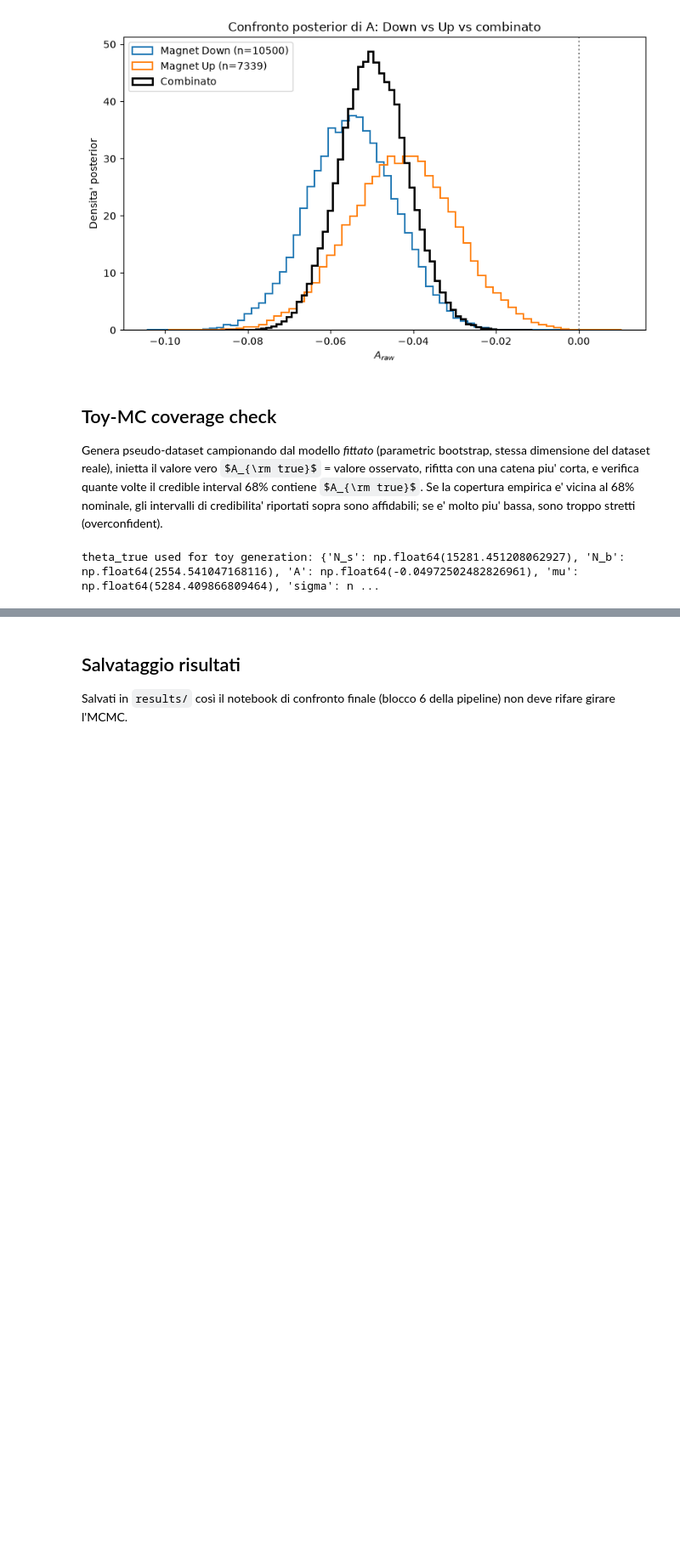
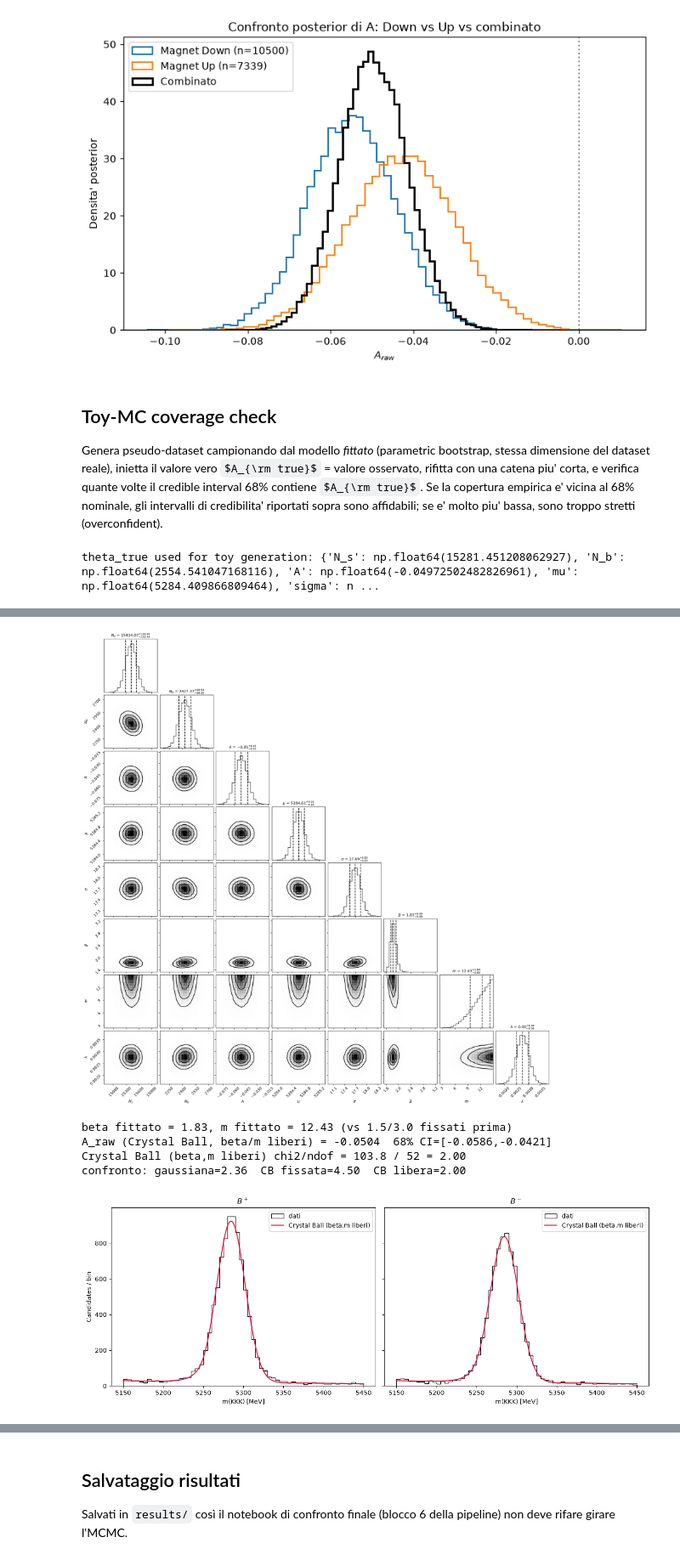
Before and after one commit to gmoretti03/LHCb-opendata-acp, a Jupyter notebook: Code_general/Bayesian/Bayesian_Analysis.ipynb, the cells around one changed output, grey strips where cells are left out. Shown at 85% size. Cells and saved outputs as stored; diff of their text form; code cells hidden in the pictures; some formulas as TeX source; blank space fills up the shorter version.

```diff
--- a/Code_general/Bayesian/Bayesian_Analysis.ipynb
+++ b/Code_general/Bayesian/Bayesian_Analysis.ipynb
@@ -455,0 +707,55 @@ empirical 95% coverage: 18/20 = 0.90 (nominale: 0.95)
+# %%
+discard_cbf = nsteps_cbf // 6
+flat_cbf = sampler_cbf.get_chain(discard=discard_cbf, flat=True)
+labels_cbf = [r"$N_s$", r"$N_b$", r"$A$", r"$\mu$", r"$\sigma$", r"$\beta$", r"$m$", r"$\lambda$"]
+
+fig = corner.corner(flat_cbf, labels=labels_cbf, quantiles=[0.16, 0.5, 0.84],
+                     show_titles=True, plot_datapoints=False, title_kwargs={"fontsize": 10})
+plt.show()
+
+A_cbf = flat_cbf[:, 2]
+A_median_cbf = float(np.median(A_cbf))
+ci68_cbf = [float(x) for x in np.percentile(A_cbf, [16, 84])]
+theta_med_cbf = np.median(flat_cbf, axis=0)
+N_s_f, N_b_f, A_f, mu_f, sigma_f, beta_f, m_f, lam_f = theta_med_cbf
+print(f"beta fittato = {beta_f:.2f}, m fittato = {m_f:.2f} (vs 1.5/3.0 fissati prima)")
+print(f"A_raw (Crystal Ball, beta/m liberi) = {A_median_cbf:.4f}  68% CI=[{ci68_cbf[0]:.4f},{ci68_cbf[1]:.4f}]")
+
+N_s_plus_f, N_s_minus_f, N_b_half_f = N_s_f*(1-A_f)/2, N_s_f*(1+A_f)/2, N_b_f/2
+
+def signal_pdf_cbf(m_, mu_, sigma_, beta_, tail_m_, lo, hi):
+    nc = _cb.cdf((hi - mu_) / sigma_, beta_, tail_m_) - _cb.cdf((lo - mu_) / sigma_, beta_, tail_m_)
+    return _cb.pdf((m_ - mu_) / sigma_, beta_, tail_m_) / sigma_ / nc
+
+def binned_gof_cbf(m_data, bin_edges, N_s_q, N_b_half_):
+    bw = bin_edges[1] - bin_edges[0]
+    obs, _ = np.histogram(m_data, bins=bin_edges)
+    centers = 0.5 * (bin_edges[:-1] + bin_edges[1:])
+    exp = (N_s_q * signal_pdf_cbf(centers, mu_f, sigma_f, beta_f, m_f, bm.MASS_LO, bm.MASS_HI)
+           + N_b_half_ * background_pdf_exp_w(centers, lam_f, bm.MASS_LO, bm.MASS_HI)) * bw
+    return np.sum((obs - exp)**2 / np.maximum(exp, 1e-9))
+
+chi2_cbf = (binned_gof_cbf(m_obs[q_obs > 0], gof_bins, N_s_plus_f, N_b_half_f)
+            + binned_gof_cbf(m_obs[q_obs < 0], gof_bins, N_s_minus_f, N_b_half_f))
+ndof_cbf = 2 * (len(gof_bins) - 1) - ndim_cbf
+print(f"Crystal Ball (beta,m liberi) chi2/ndof = {chi2_cbf:.1f} / {ndof_cbf} = {chi2_cbf/ndof_cbf:.2f}")
+print(f"confronto: gaussiana={chi2_tot/ndof:.2f}  CB fissata={chi2_cb/ndof:.2f}  CB libera={chi2_cbf/ndof_cbf:.2f}")
+
+m_grid_cbf = np.linspace(bm.MASS_LO, bm.MASS_HI, 300)
+fig, axes = plt.subplots(1, 2, figsize=(13, 5), sharey=True)
+for ax, q_sign, N_s_q, label in ((axes[0], 1, N_s_plus_f, r"$B^+$"), (axes[1], -1, N_s_minus_f, r"$B^-$")):
+    ax.hist(m_obs[q_obs == q_sign], bins=bins, histtype="step", color="k", label="dati")
+    curve = (N_s_q * signal_pdf_cbf(m_grid_cbf, mu_f, sigma_f, beta_f, m_f, bm.MASS_LO, bm.MASS_HI)
+             + N_b_half_f * background_pdf_exp_w(m_grid_cbf, lam_f, bm.MASS_LO, bm.MASS_HI)) * (bins[1]-bins[0])
+    ax.plot(m_grid_cbf, curve, color="crimson", label="Crystal Ball (beta,m liberi)")
+    ax.set_xlabel("m(KKK) [MeV]"); ax.set_title(label); ax.legend()
+axes[0].set_ylabel("Candidates / bin")
+plt.tight_layout()
+plt.show()
+# %% [output]
+[figure, added]
+beta fittato = 1.83, m fittato = 12.43 (vs 1.5/3.0 fissati prima)
+A_raw (Crystal Ball, beta/m liberi) = -0.0504  68% CI=[-0.0586,-0.0421]
+Crystal Ball (beta,m liberi) chi2/ndof = 103.8 / 52 = 2.00
+confronto: gaussiana=2.36  CB fissata=4.50  CB libera=2.00
+[figure, added]
```
Also changed, not shown: parts of 20 cells of this notebook, 1 other file.
